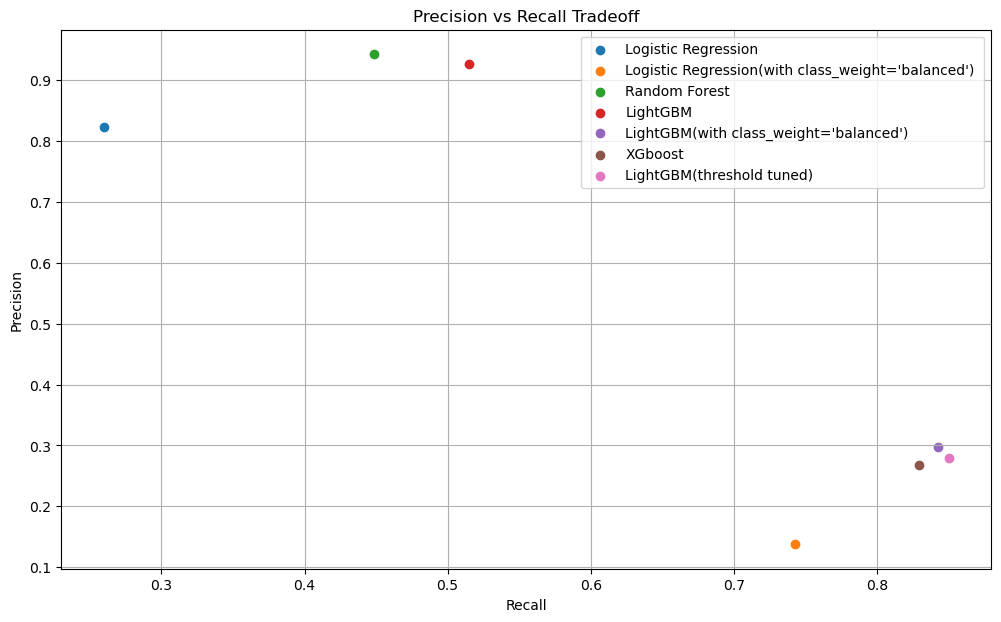
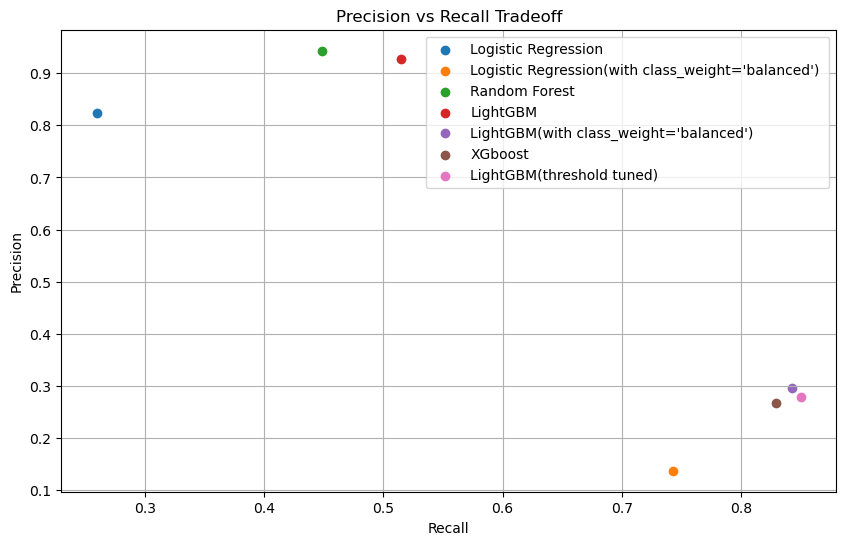
Code edit (unified diff) that turned the first committed figure into the second:
--- before
+++ after
@@ -1,3 +1,3 @@
-plt.figure(figsize=(12,7))
+plt.figure(figsize=(10,6))
 
 for i, txt in enumerate(result["Model"]):

Commit: Add files via upload